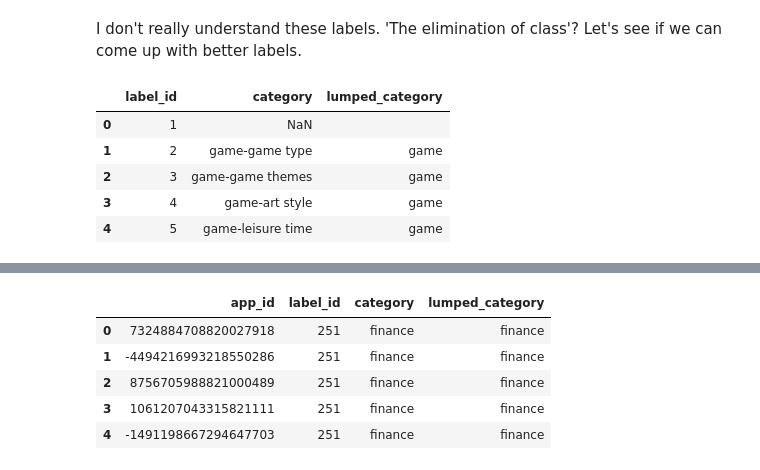
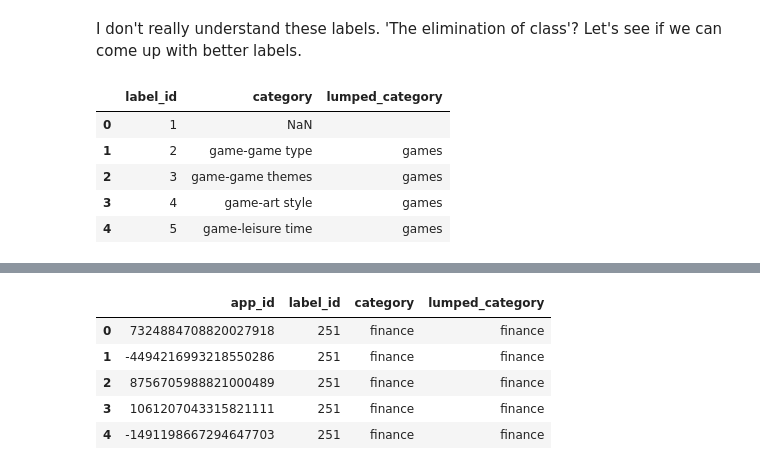
Before and after one commit to kyu0110-zz/TalkingData, a Jupyter notebook: exploratory_data_analysis.ipynb, the cells around one changed output, grey strips where cells are left out. Drawn from its saved outputs; the diff is of its cells as text; code cells hidden in the pictures.

Commit message:
updated exploratory data analysis

```diff
--- a/exploratory_data_analysis.ipynb
+++ b/exploratory_data_analysis.ipynb
@@ -376,59 +376,94 @@ label_data['lumped_category'] = ''
 for category in label_data['category']:
     if category != category:
         continue
     else:
-        if 'game' in category or 'chess' in category or 'arpg' in category:
-            label_data.loc[label_data['category'] == category, 'lumped_category'] = 'game'
-        elif 'bank' in category or 'financ' in category or 'wealth' in category:
+        if ('game' in category or 'chess' in category or 'rpg' in category or 'warcraft' in category or
+            'shooting' in category or 'racing' in category or 'tower defense' in category or
+            'mmo' in category or 'puzz' in category or 'dota' in category or 'majiang' in category or
+            'poker' in category or 'gaming' in category or 'farm' in category):
+            label_data.loc[label_data['category'] == category, 'lumped_category'] = 'games'
+        elif ('bank' in category or 'financ' in category or 'wealth' in category or
+              'stock' in category or 'trust fund' in category or 'brokerage' in category or
+              'futures' in category or 'securities' in category or 'trust' in category or
+              'shares' in category or 'income' in category or 'insurance' in category):
             label_data.loc[label_data['category'] == category, 'lumped_category'] = 'finance'
-        elif 'comic' in category:
-            label_data.loc[label_data['category'] == category, 'lumped_category'] = 'comics'
-        elif 'health' in category or 'vitality' in category:
+        elif ('health' in category or 'vitality' in category or 'pharmacy' in category or
+              'doctor' in category or 'exercise' in category):
             label_data.loc[label_data['category'] == category, 'lumped_category'] = 'health'
         elif 'music' in category:
             label_data.loc[label_data['category'] == category, 'lumped_category'] = 'music'
-        elif ('travel' in category or 'hotel' in category or 'tourism' in category or
-            'airline' in category or 'airport' in category):
+        elif ('travel' in category or 'hotel' in category or 'tour' in category or
+            'airline' in category or 'airport' in category or 'singapore' in category or
+            'united ' in category or 'australia' in category or 'austria' in category or
+             'coach reservation' in category or 'rail' in category or 'taxi' in category or 'bus' in category):
             label_data.loc[label_data['category'] == category, 'lumped_category'] = 'travel'
-        elif 'shopping' in category:
+        elif ('shopping' in category or 'stores' in category or 'bag' in category or
+              'online malls' in category):
             label_data.loc[label_data['category'] == category, 'lumped_category'] = 'shopping'
-        elif 'education' in category or 'academic' in category or 'university' in category:
+        elif ('education' in category or 'academic' in category or 'university' in category or
+              'training' in category or 'math' in category or 'science' in category or 'study' in category or
+              'foreign language' in category or 'professional skills' in category or 'student' in category or
+              'school' in category):
             label_data.loc[label_data['category'] == category, 'lumped_category'] = 'education'
-        elif 'weibo' in category:
+        elif ('weibo' in category or 'community' in category or 'social' in category or
+              'blog' in category or 'im' in category or 'sharing' in category or 'mesasge' in category or
+              'communitation' in category):
             label_data.loc[label_data['category'] == category, 'lumped_category'] = 'social networking'
-        elif 'beauty' in category or 'makeup' in category:
-            label_data.loc[label_data['category'] == category, 'lumped_category'] = 'beauty'
-        elif 'sport' in category:
+        elif ('beauty' in category or 'makeup' in category or 'cosmetic' in category or
+              'fashion' in category or 'underwear' in category or 'cloth' in category or
+              'nail' in category or 'shoe' in category or 'make-up' in category or 'skin' in category or
+              'style' in category):
+            label_data.loc[label_data['category'] == category, 'lumped_category'] = 'beauty and fashion'
+        elif ('sport' in category or 'tennis' in category or 'basketball' in category or 'soccer' in category or
+              'football' in category):
             label_data.loc[label_data['category'] == category, 'lumped_category'] = 'sports'
         elif 'science' in category:
             label_data.loc[label_data['category'] == category, 'lumped_category'] = 'science'
-        elif 'utilit' in category or 'wifi' in category or 'app store' in category or 'browser' in category:
+        elif ('utilit' in category or 'wifi' in category or 'app store' in category or 'browser' in category or
+              'email' in category or 'phone' in category or 'hardware' in category or 'clock' in category):
             label_data.loc[label_data['category'] == category, 'lumped_category'] = 'utility'
-        elif 'video' in category or 'tv' in category or 'shows' in category:
-            label_data.loc[label_data['category'] == category, 'lumped_category'] = 'video'
-        elif 'food' in category or 'coffee' in category or 'dinner' in category or 'eat' in category:
+        elif ('video' in category or 'tv' in category or 'shows' in category or 'movie' in category or
+              'entertainment' in category or 'comic' in category or 'joke' in category):
+            label_data.loc[label_data['category'] == category, 'lumped_category'] = 'entertainment'
+        elif ('food' in category or 'coffee' in category or 'dinner' in category or 'eat' in category or
+              'recipe' in category or 'buffet' in category or 'dessert' in category or 'snack' in category):
             label_data.loc[label_data['category'] == category, 'lumped_category'] = 'food'
         elif 'art' in category:
             label_data.loc[label_data['category'] == category, 'lumped_category'] = 'arts'
-        elif 'productiv' in category or 'work' in category:
+        elif 'productiv' in category or 'work' in category or 'personal effectiveness' in category:
             label_data.loc[label_data['category'] == category, 'lumped_category'] = 'productivity'
         elif 'gambl' in category or 'lottery' in category:
             label_data.loc[label_data['category'] == category, 'lumped_category'] = 'gambling'
-        elif 'dating' in category or 'romance' in category:
+        elif 'dating' in category or 'romance' in category or 'love' in category or 'marr' in category:
             label_data.loc[label_data['category'] == category, 'lumped_category'] = 'dating'
-        elif 'parent' in category or 'baby' in category or 'pregnancy' in category:
+        elif ('parent' in category or 'baby' in category or 'pregnancy' in category or
+              'maternal' in category or 'child' in category or 'babies' in category or 'fetus' in category or
+              'kid' in category):
             label_data.loc[label_data['category'] == category, 'lumped_category'] = 'parenting'
+        elif 'property industry' in category or 'real estate' in category:
+            label_data.loc[label_data['category'] == category, 'lumped_category'] = 'property industry'
+        elif 'fun' in category:
+            label_data.loc[label_data['category'] == category, 'lumped_category'] = 'fun'
+        elif 'service' in category:
+            label_data.loc[label_data['category'] == category, 'lumped_category'] = 'services'
+        elif 'news' in category:
+            label_data.loc[label_data['category'] == category, 'lumped_category'] = 'news'
+        elif 'aviation' in category or 'magic' in category:
+            label_data.loc[label_data['category'] == category, 'lumped_category'] = 'hobby'
+        elif (category == 'tencent' or category == 'industry tag' or category == 'custom label' or
+              category == 'realtives 1' or category == '1 free'):
+            label_data.loc[label_data['category'] == category, 'lumped_category'] = category
         else:
-            label_data.loc[label_data['category'] == category, 'lumped_category'] = category
+            label_data.loc[label_data['category'] == category, 'lumped_category'] = 'other'
 
 label_data.head()
 # %% [output]
 |  | label_id | category | lumped_category |
 | 0 | 1 | NaN |  |
-| 1 | 2 | game-game type | game |
-| 2 | 3 | game-game themes | game |
-| 3 | 4 | game-art style | game |
-| 4 | 5 | game-leisure time | game |
+| 1 | 2 | game-game type | games |
+| 2 | 3 | game-game themes | games |
+| 3 | 4 | game-art style | games |
+| 4 | 5 | game-leisure time | games |
 # %%
 label_data['lumped_category'].value_counts()
 # %% [output]
```
Also changed, not shown: parts of 10 cells of this notebook.
